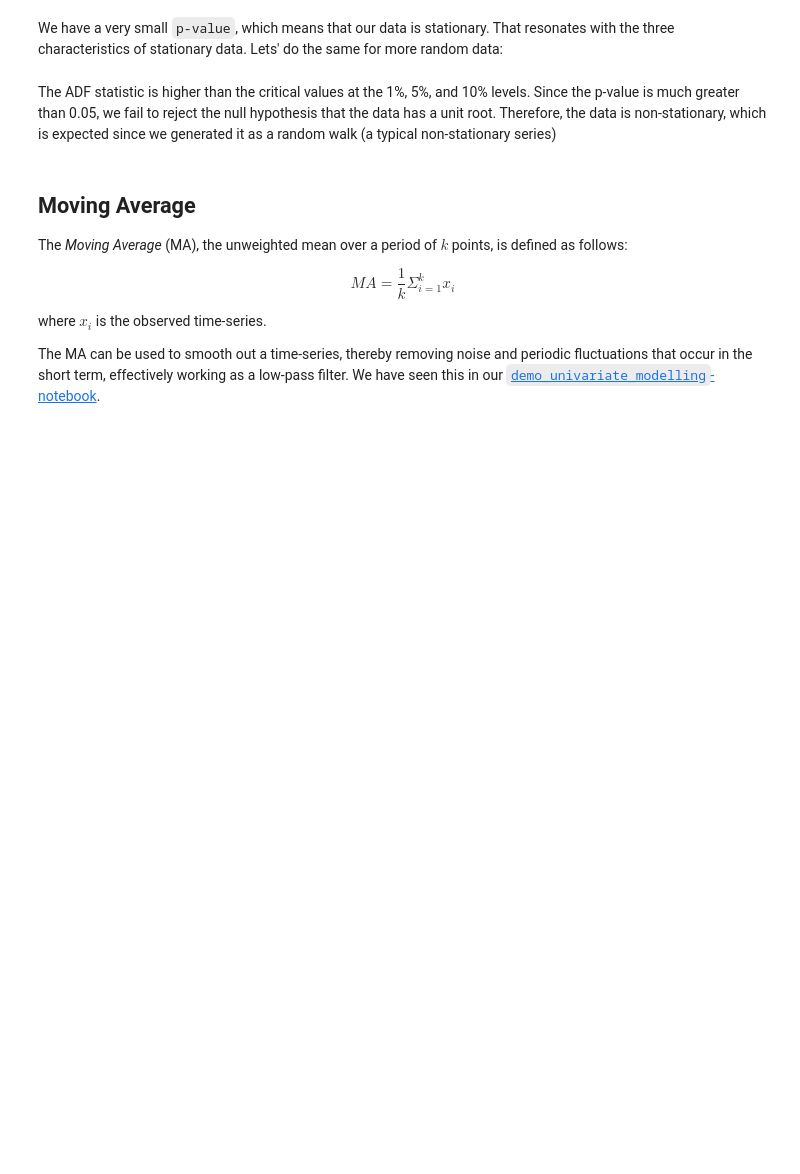
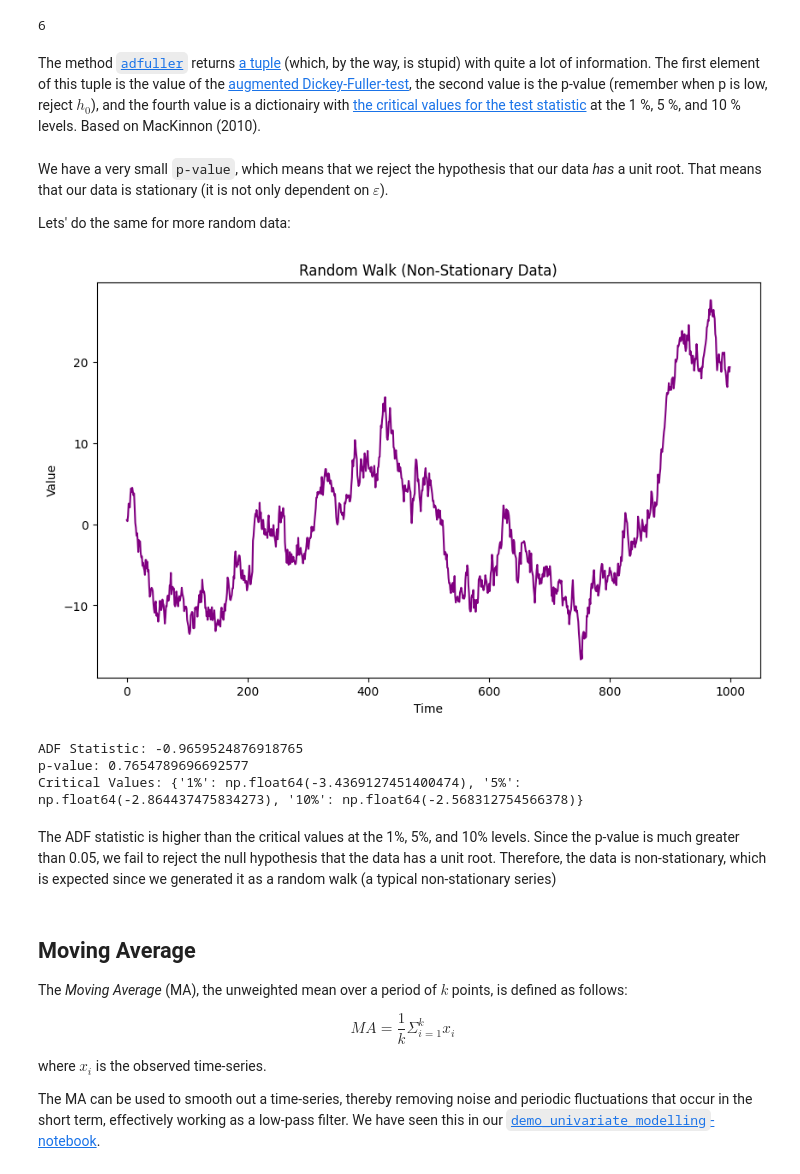
Before and after one commit to fenna/BFVM23PROGRAM3, a Jupyter notebook: demos/demo-arma-and-friends.ipynb, the cells around one changed output. Drawn from its saved outputs; the diff is of its cells as text; code cells hidden in the pictures; blank space fills up the shorter version.

```diff
--- a/demos/demo-arma-and-friends.ipynb
+++ b/demos/demo-arma-and-friends.ipynb
@@ -46,19 +68,33 @@ print(f'Critical Values: {result[4]}')
+# %%
+len(result)
+# %% [output]
+6
+# %% [markdown]
+The method [`adfuller`](https://www.statsmodels.org/dev/generated/statsmodels.tsa.stattools.adfuller.html) returns [a tuple](https://www.statsmodels.org/dev/generated/statsmodels.tsa.stattools.adfuller.html#statsmodels.tsa.stattools.adfuller-returns) (which, by the way, is stupid) with quite a lot of information. The first element of this tuple is the value of the [augmented Dickey-Fuller-test](https://en.wikipedia.org/wiki/Augmented_Dickey%E2%80%93Fuller_test), the second value is the p-value (remember when p is low, reject $h_0$), and the fourth value is a dictionairy with [the critical values for the test statistic](https://statisticsbyjim.com/hypothesis-testing/critical-value/) at the 1 %, 5 %, and 10 % levels. Based on MacKinnon (2010).
 # %% [markdown]
-We have a very small `p-value`, which means that our data is stationary. That resonates with the three characteristics of stationary data. Lets' do the same for more random data:
+We have a very small `p-value`, which means that we reject the hypothesis that our data *has* a unit root. That means that our data is stationary (it is not only dependent on $\varepsilon$).
+
+Lets' do the same for more random data:
 # %%
 np.random.seed(42)
-random_walk = np.random.normal(loc=0, scale=1, size=1000).cumsum()
+random_walk = np.random.normal(loc=0, scale=1, size=1_000).cumsum()
 random_walk_series = pd.Series(random_walk)
 
 plt.figure(figsize=(10, 6))
 plt.plot(random_walk_series, color='purple')
 plt.title('Random Walk (Non-Stationary Data)')
 plt.xlabel('Time')
 plt.ylabel('Value')
 plt.show()
+# %% [output]
+[figure, added]
 # %%
 result = adfuller(random_walk_series)
 
 print(f'ADF Statistic: {result[0]}')
 print(f'p-value: {result[1]}')
 print(f'Critical Values: {result[4]}')
+# %% [output]
+ADF Statistic: -0.9659524876918765
+p-value: 0.7654789696692577
+Critical Values: {'1%': np.float64(-3.4369127451400474), '5%': np.float64(-2.864437475834273), '10%': np.float64(-2.568312754566378)}
```
Also changed, not shown: parts of 16 cells of this notebook.
